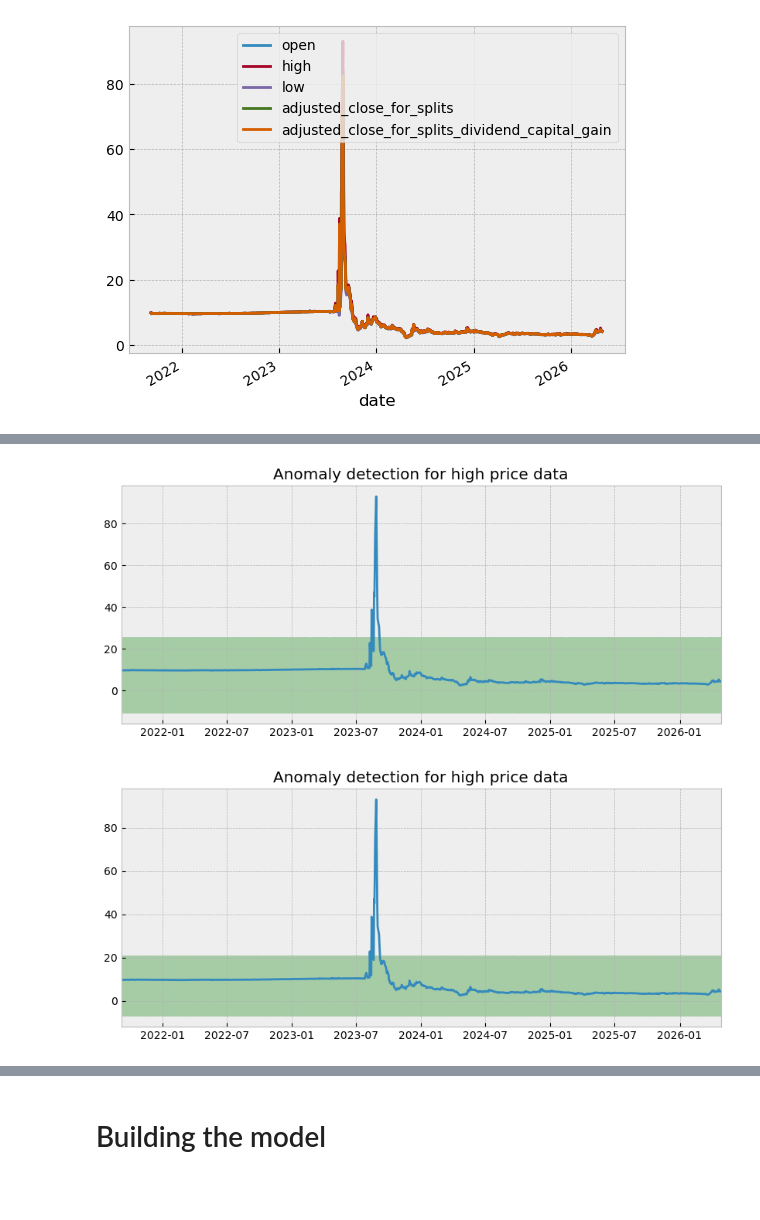
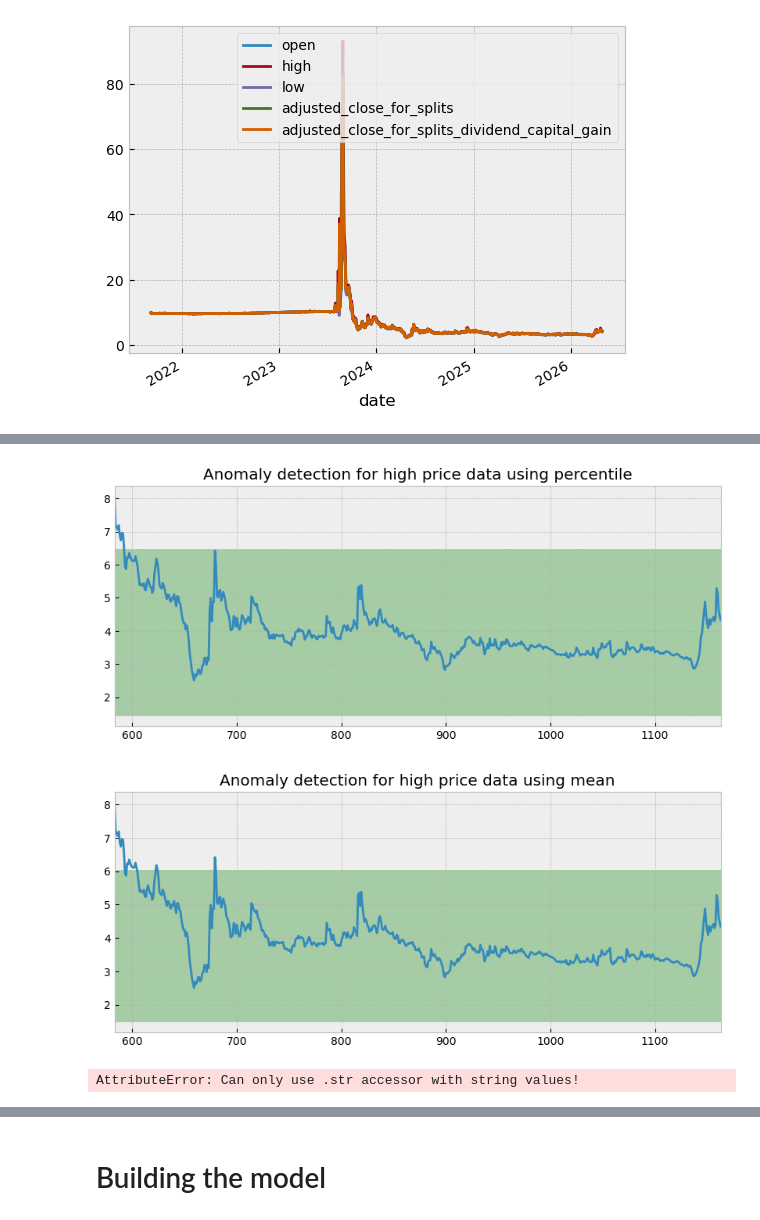
Before and after one commit to Thomas-Nguyen12/NewsApplication, a Jupyter notebook: notebooks/vinfast_time_series.ipynb, the cells around one changed output, grey strips where cells are left out. Drawn from its saved outputs; the diff is of its cells as text; code cells hidden in the pictures; blank space fills up the shorter version.

```diff
--- a/notebooks/vinfast_time_series.ipynb
+++ b/notebooks/vinfast_time_series.ipynb
@@ -122,37 +123,3 @@ df.plot(kind='line')
 plt.show()
 # %% [output]
 [figure]
-# %%
-lagged_volume = df['volume'].values
-lagged_volume = np.insert(lagged_volume, 0, 0)
-lagged_volume = lagged_volume[:-1]
-
-df['lagged_volume'] = lagged_volume
-
-# lagged adjusted close
-lagged_adjusted_close = df['adjusted_close_for_splits'].values
-lagged_adjusted_close = np.insert(lagged_adjusted_close, 0, 0)
-lagged_adjusted_close = lagged_adjusted_close[:-1]
-df['lagged_adjusted_close_for_splits'] = lagged_adjusted_close
-
-
-lagged_adjusted_close = df['adjusted_close_for_splits_dividend_capital_gain'].values
-lagged_adjusted_close = np.insert(lagged_adjusted_close, 0, 0)
-lagged_adjusted_close = lagged_adjusted_close[:-1]
-df['adjusted_close_for_splits_dividend_capital_gain'] = lagged_adjusted_close
-
-
-
-# lagged adjusted high
-lagged_high = df['high'].values
-lagged_high = np.insert(lagged_high, 0, 0)
-lagged_high = lagged_high[:-1]
-df['lagged_high'] = lagged_high
-
-# lagged low
-lagged_low = df['low'].values
-lagged_low = np.insert(lagged_low, 0, 0)
-lagged_low = lagged_low[:-1]
-df['lagged_low'] = lagged_low
-
-df.head()
@@ -167,2 +126,6 @@ df.head()
+# %%
+df = df.sort_values(['date'],ascending=True)
+
+df = df[df.date > '2024-01-01']
 # %%
 from statsmodels.tsa.seasonal import STL
@@ -216,18 +245,18 @@ plt.show()
 # %%
 # checking if datapoints fit within 3 * std of mean
 open_mu = df['high'].mean()
 open_dev = df['high'].std()
 
 lower=open_mu - 3 * open_dev
 upper = open_mu + 3 * open_dev
 plt.figure(figsize=(10,4))
 plt.plot(df.index, df.high)
 plt.fill_between([min(df.index), max(df.index)], lower, upper, color='g', alpha=0.3, linestyle='--')
 plt.xlim(min(df.index), max(df.index))
-plt.title("Anomaly detection for high price data")
+plt.title("Anomaly detection for high price data using percentile")
 plt.show()
 # %% [output]
-[figure, old version]
+[figure, new version]
 # %%
 # checking if datapoints fit within 3 * std of mean
 open_mu = df['low'].mean()
@@ -239,13 +268,15 @@ plt.figure(figsize=(10,4))
 plt.plot(df.index, df.high)
 plt.fill_between([min(df.index), max(df.index)], lower, upper, color='g', alpha=0.3, linestyle='--')
 plt.xlim(min(df.index), max(df.index))
-plt.title("Anomaly detection for high price data")
+plt.title("Anomaly detection for high price data using mean")
 plt.show()
 # %% [output]
-[figure, old version]
+[figure, new version]
 # %%
 df.volume = df.volume.str.replace("-", "0")
 df.volume = pd.to_numeric(df.volume)
+# %% [output]
+AttributeError: Can only use .str accessor with string values!
 # %%
 df.iloc[5]
 # %% [output]
```
Also changed, not shown: parts of 75 cells of this notebook, 1 other file.
